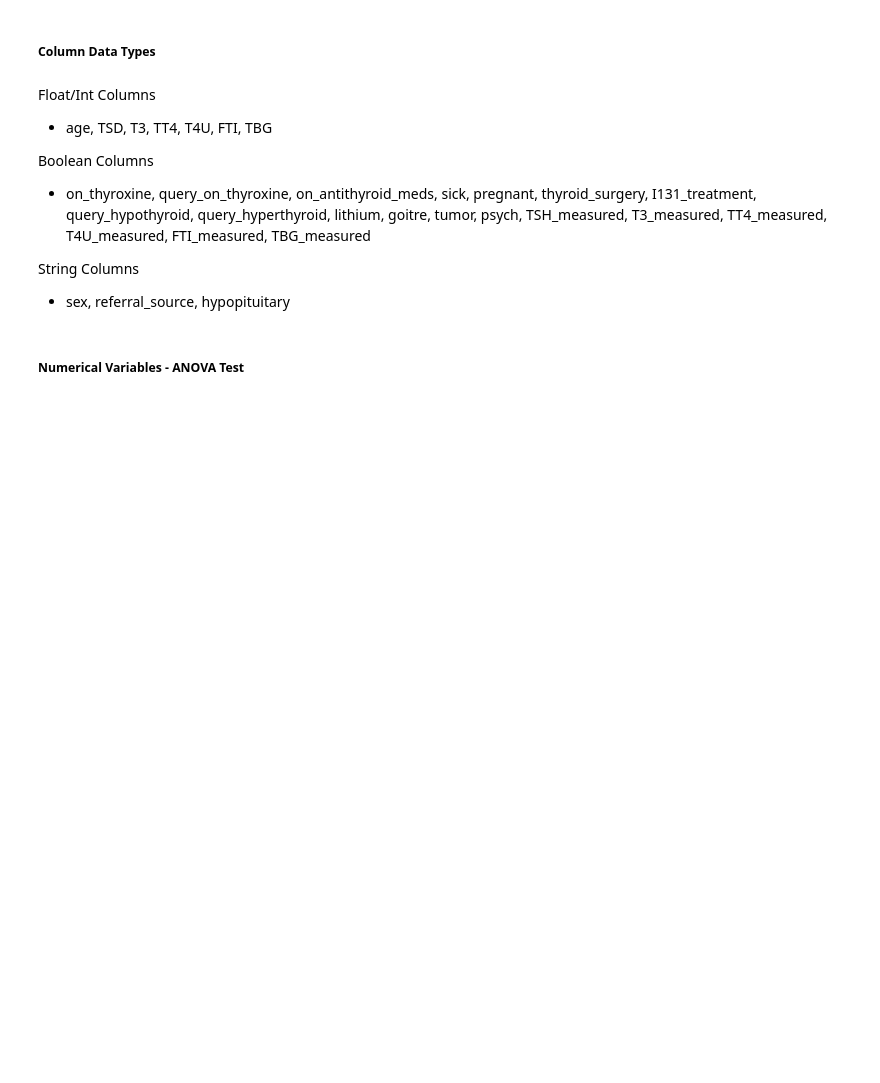
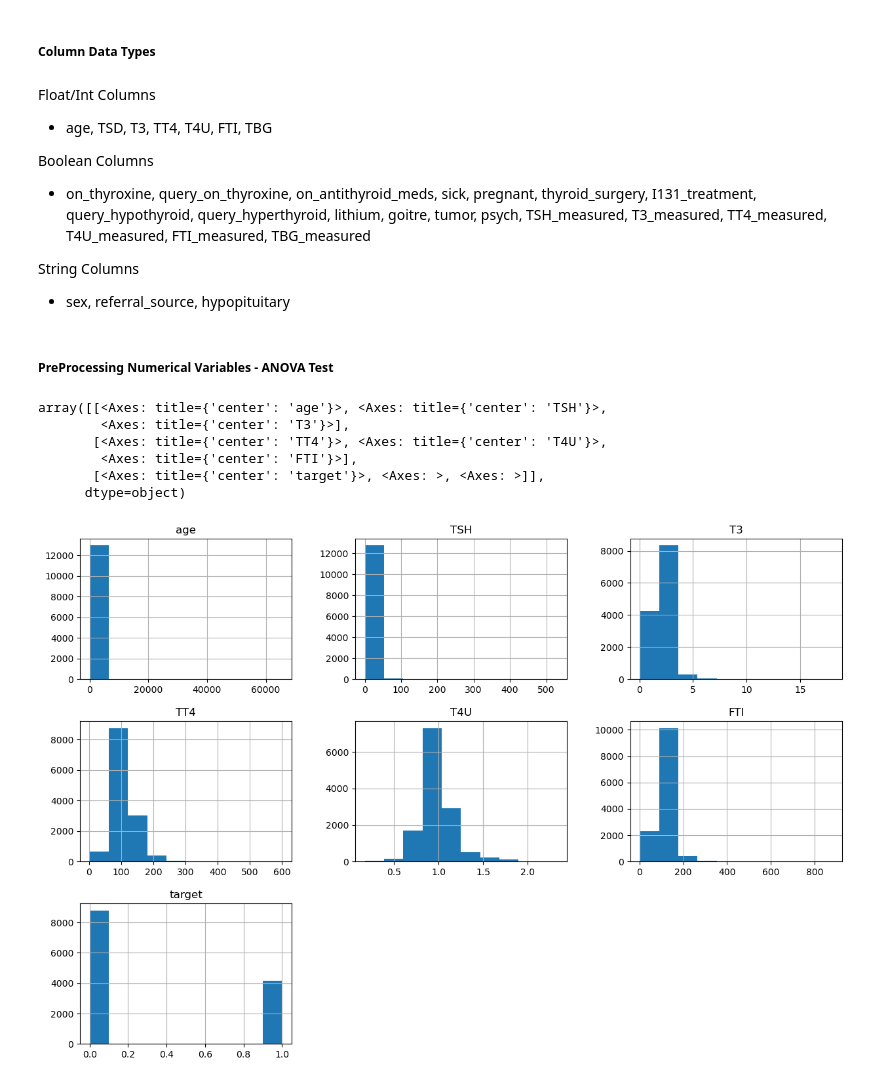
Before and after one commit to khorzhenwin/thigh-roids, a Jupyter notebook: EDA.ipynb, the cells around one changed output. Saved outputs shown, nothing was run; the diff lists cells and outputs as text; code cells hidden in the pictures; blank space fills up the shorter version.

```diff
--- a/EDA.ipynb
+++ b/EDA.ipynb
@@ -305,4 +294,14 @@ from sklearn.feature_selection import f_classif
 # Kruskal-Wallis Test
 from scipy.stats import kruskal
 # %% [markdown]
-##### Numerical Variables - ANOVA Test
+##### PreProcessing Numerical Variables - ANOVA Test
+# %%
+df.hist(bins=10, figsize=(15, 10))
+# %% [output]
+array([[<Axes: title={'center': 'age'}>, <Axes: title={'center': 'TSH'}>,
+        <Axes: title={'center': 'T3'}>],
+       [<Axes: title={'center': 'TT4'}>, <Axes: title={'center': 'T4U'}>,
+        <Axes: title={'center': 'FTI'}>],
+       [<Axes: title={'center': 'target'}>, <Axes: >, <Axes: >]],
+      dtype=object)
+[figure, added]
```
Also changed, not shown: parts of 31 cells of this notebook, 3 other files.
